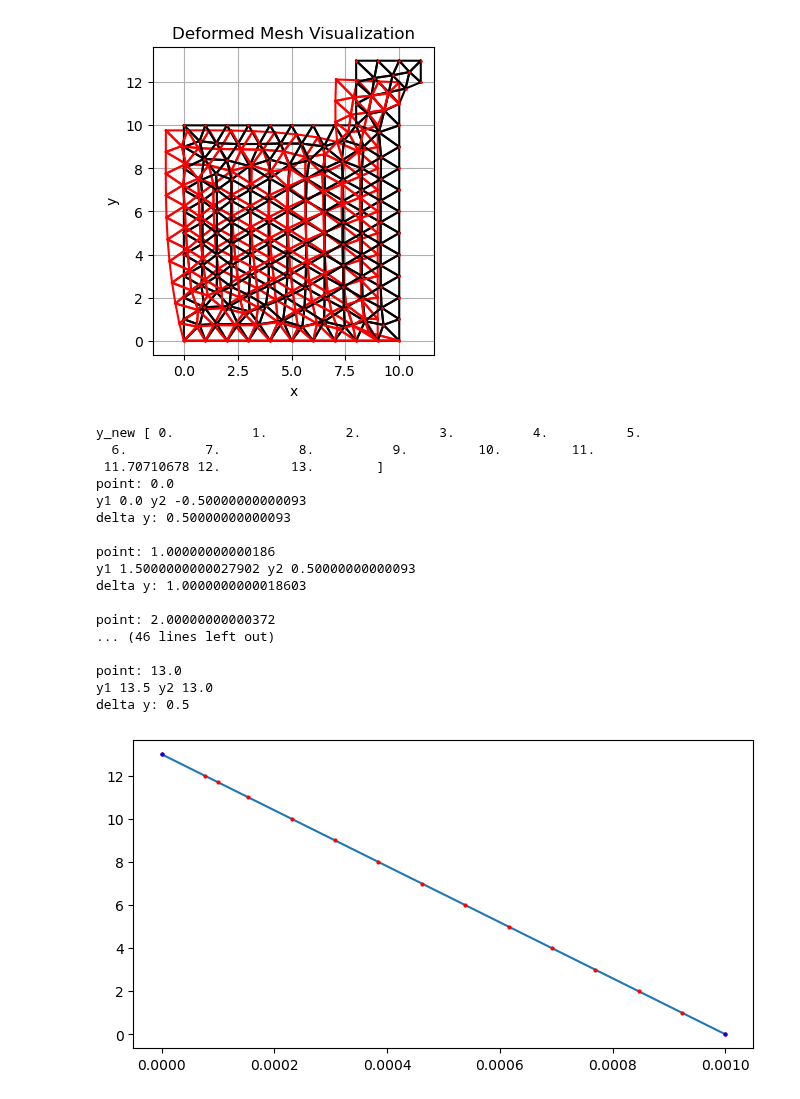
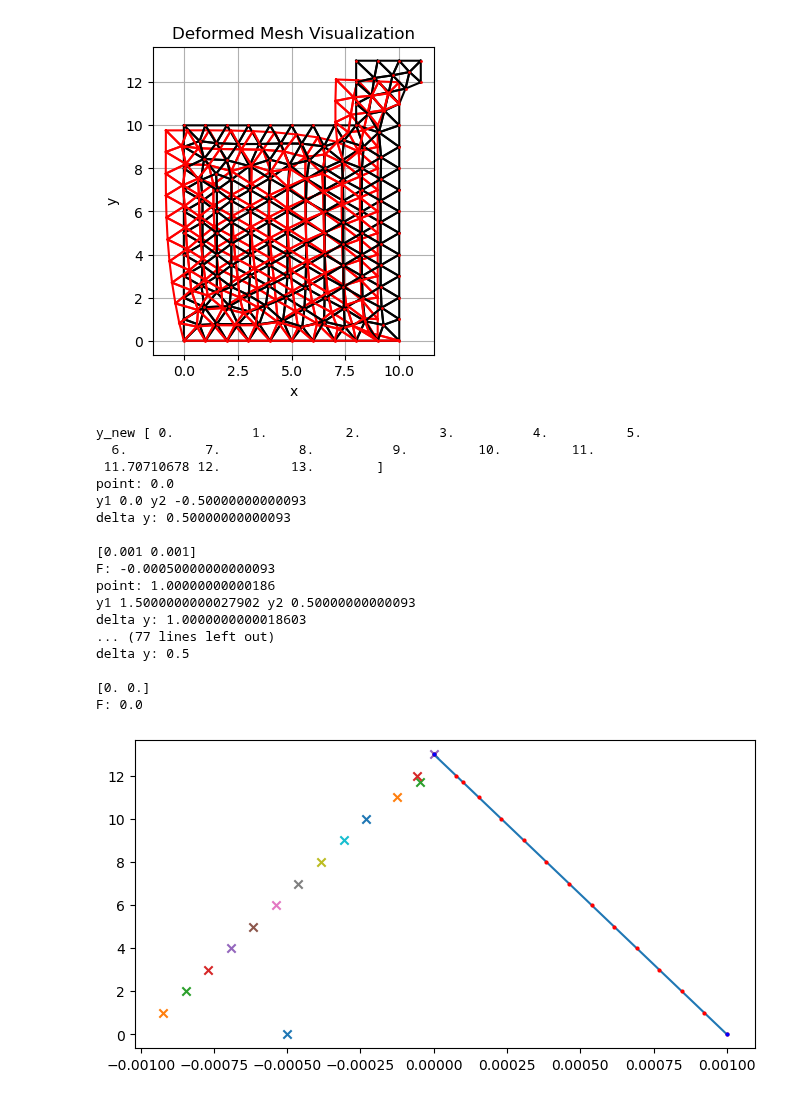
Before and after one commit to maxblw/CIEM4220_CM, a Jupyter notebook: model/1_model_definition.ipynb, the cells around one changed output. Drawn from its saved outputs; the diff is of its cells as text; code cells hidden in the pictures.

```diff
--- a/model/1_model_definition.ipynb
+++ b/model/1_model_definition.ipynb
@@ -373,40 +373,43 @@ print("y_new", y_sor)
 q_new = np.interp(y_new, y, q)
 
 ax.plot(q_new, y_new, 'ro', markersize=2, label='Interpolated Points')
 ax.plot(q, y, 'bo', label='Original Points', markersize=2)
 
-from scipy.integrate import trapz
+from scipy.integrate import trapezoid
 for i in range(len(q_new)):
     print(f"point: {y_sor[i]}")
     if i == 0:
         y1 = y_sor[i]
     elif i > 0:
         y1 = ((y_sor[i] - y_sor[i-1])/2) + y_sor[i]
     if i < len(q_new)-1:
         y2 = y_sor[i] - ((y_sor[i + 1] - y_sor[i])/2)
     elif i == len(q_new) - 1:
         y2 = y_sor[i]
     print("y1", y1, "y2", y2)
     print(f"delta y: {y1- y2}")
     print("")
-    q = np.interp([y1, y2], y, q)
-    F = trapz(q_new, y1)
+    q_i = np.interp([y1, y2], y, q)
+    print(q_i)
+    F = trapezoid(q_i, [y1, y2])
+    print(f"F: {F}")
+    ax.scatter(F, y_sor[i], marker='x')
 # %% [output]
 y_new [ 0.          1.          2.          3.          4.          5.
   6.          7.          8.          9.         10.         11.
  11.70710678 12.         13.        ]
 point: 0.0
 y1 0.0 y2 -0.50000000000093
 delta y: 0.50000000000093
 
+[0.001 0.001]
+F: -0.00050000000000093
 point: 1.00000000000186
 y1 1.5000000000027902 y2 0.50000000000093
 delta y: 1.0000000000018603
+... (77 lines left out)
+delta y: 0.5
 
-point: 2.00000000000372
-... (46 lines left out)
-
-point: 13.0
-y1 13.5 y2 13.0
-delta y: 0.5
+[0. 0.]
+F: 0.0
-[figure, old version]
+[figure, new version]
```
Also changed, not shown: parts of 1 cell of this notebook.
